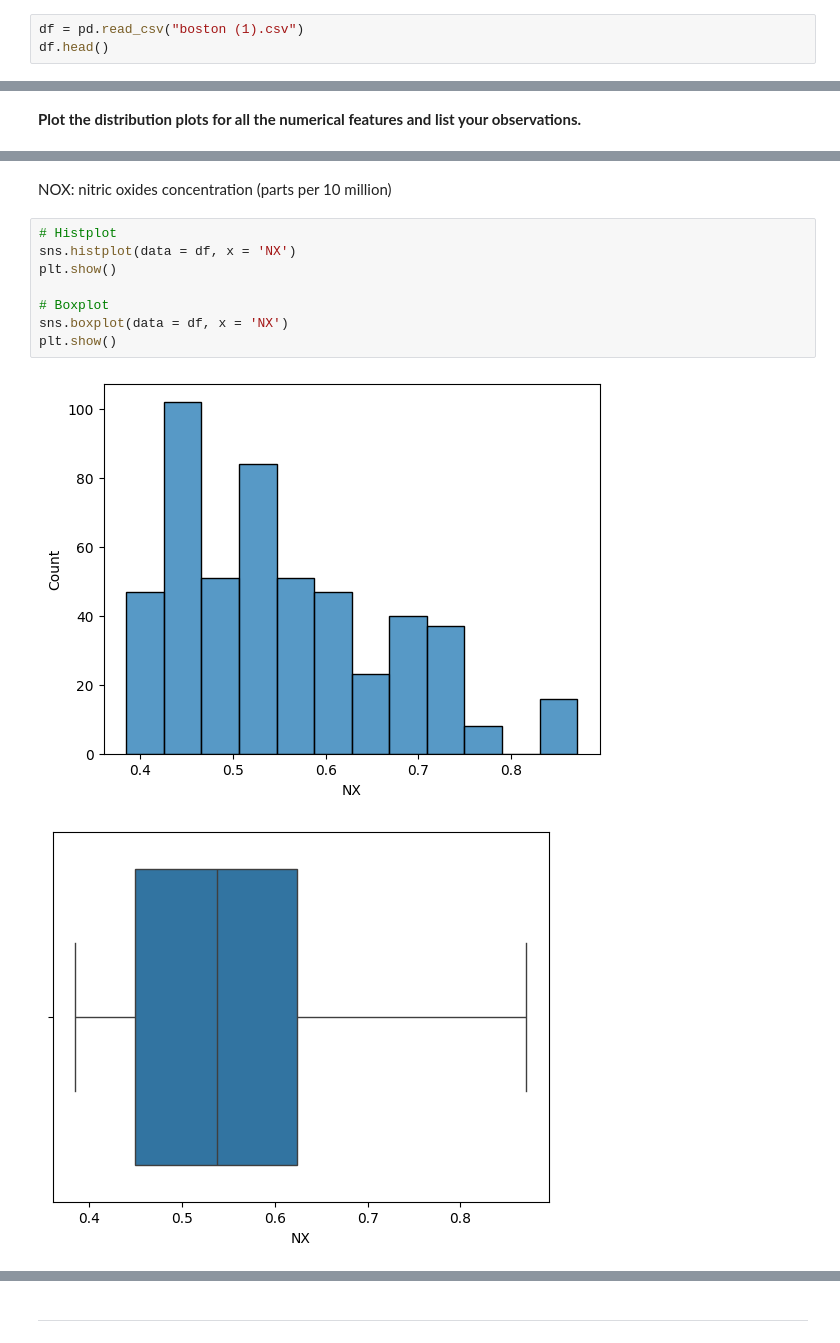
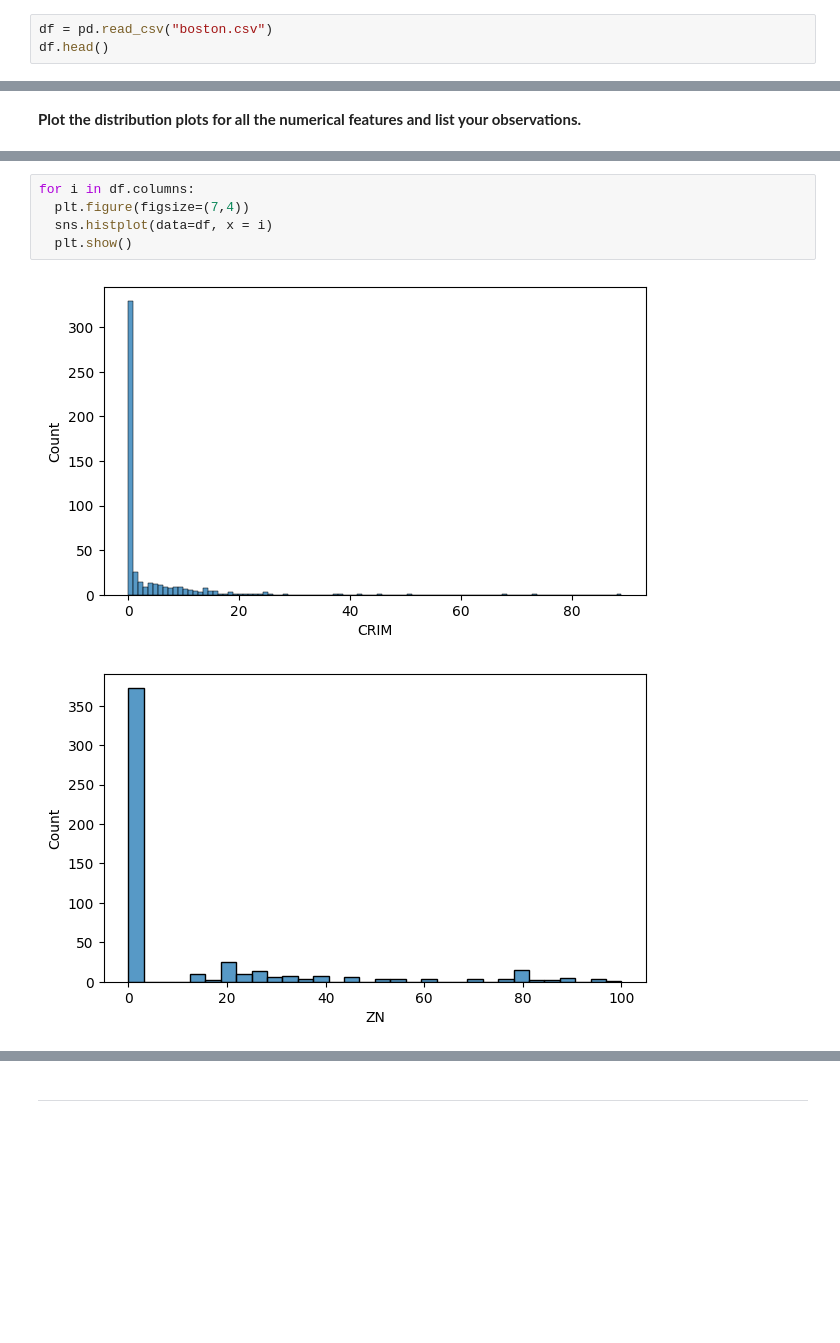
Before and after one commit to HunterKane/University-of-Texas-AI-ML-Projects-, a Jupyter notebook: Project 3 Housing Prediction Linear Regression/Project 3.ipynb, the cells around one changed output, grey strips where cells are left out. Cells and saved outputs as stored; diff of their text form; blank space fills up the shorter version.

```diff
--- a/Project 3 Housing Prediction Linear Regression/Project 3.ipynb
+++ b/Project 3 Housing Prediction Linear Regression/Project 3.ipynb
@@ -36,7 +36,7 @@ from sklearn.model_selection import train_test_split
 # %% [markdown]
 ### Load the dataset
 # %%
-df = pd.read_csv("boston (1).csv")
+df = pd.read_csv("boston.csv")
 df.head()
 # %% [output]
 |  | CRIM | ZN | INDUS | CHAS | NX | RM | AGE | DIS | RAD | TAX | PTRATIO | ... |
@@ -157,13 +111,8 @@ sns.countplot(data = df, x = 'CHAS')
-# %% [markdown]
-NOX: nitric oxides concentration (parts per 10 million)
-# %%
-# Histplot
-sns.histplot(data = df, x = 'NX')
-plt.show()
-
-# Boxplot
-sns.boxplot(data = df, x = 'NX')
-plt.show()
-# %% [output]
-[figure, removed]
-[figure, removed]
+# %%
+for i in df.columns:
+  plt.figure(figsize=(7,4))
+  sns.histplot(data=df, x = i)
+  plt.show()
+# %% [output]
+[figure, added]
+[figure, added]
```
Also changed, not shown: parts of 38 cells of this notebook.
